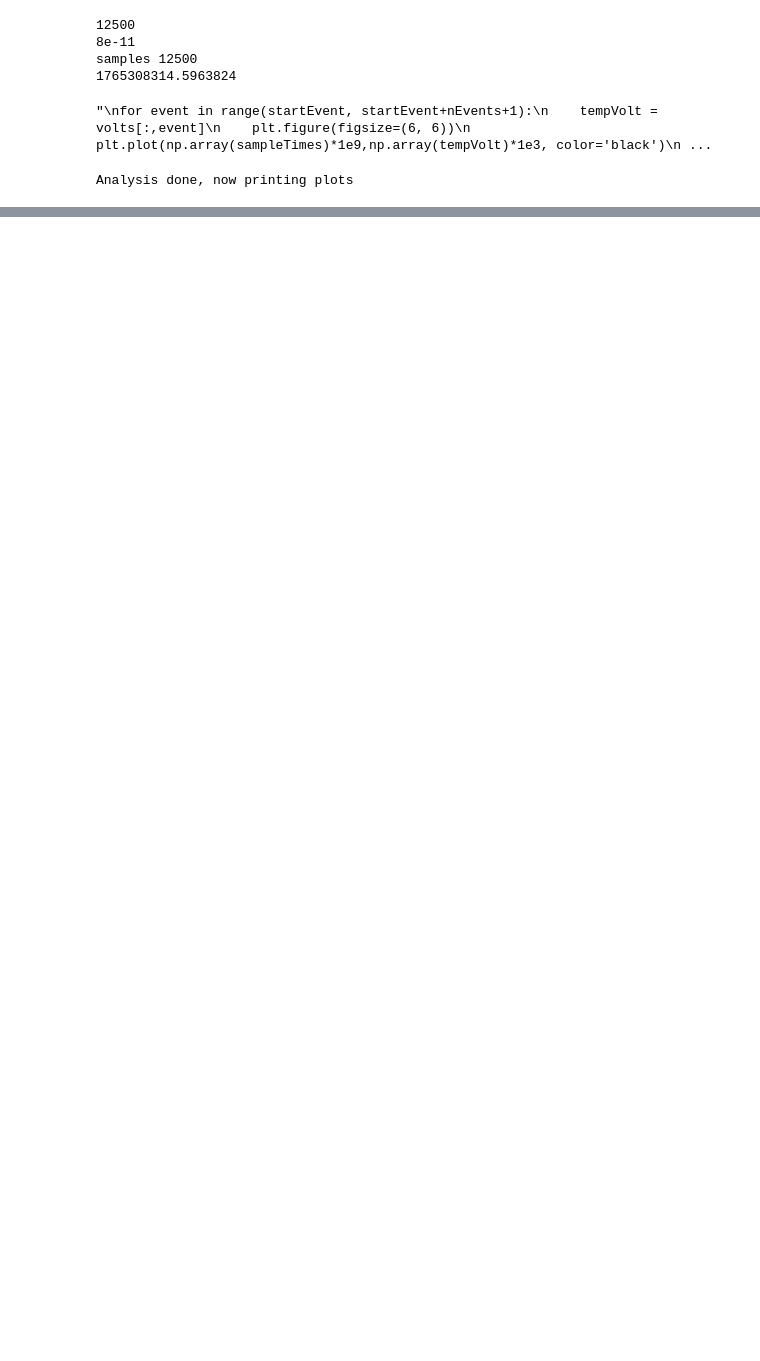
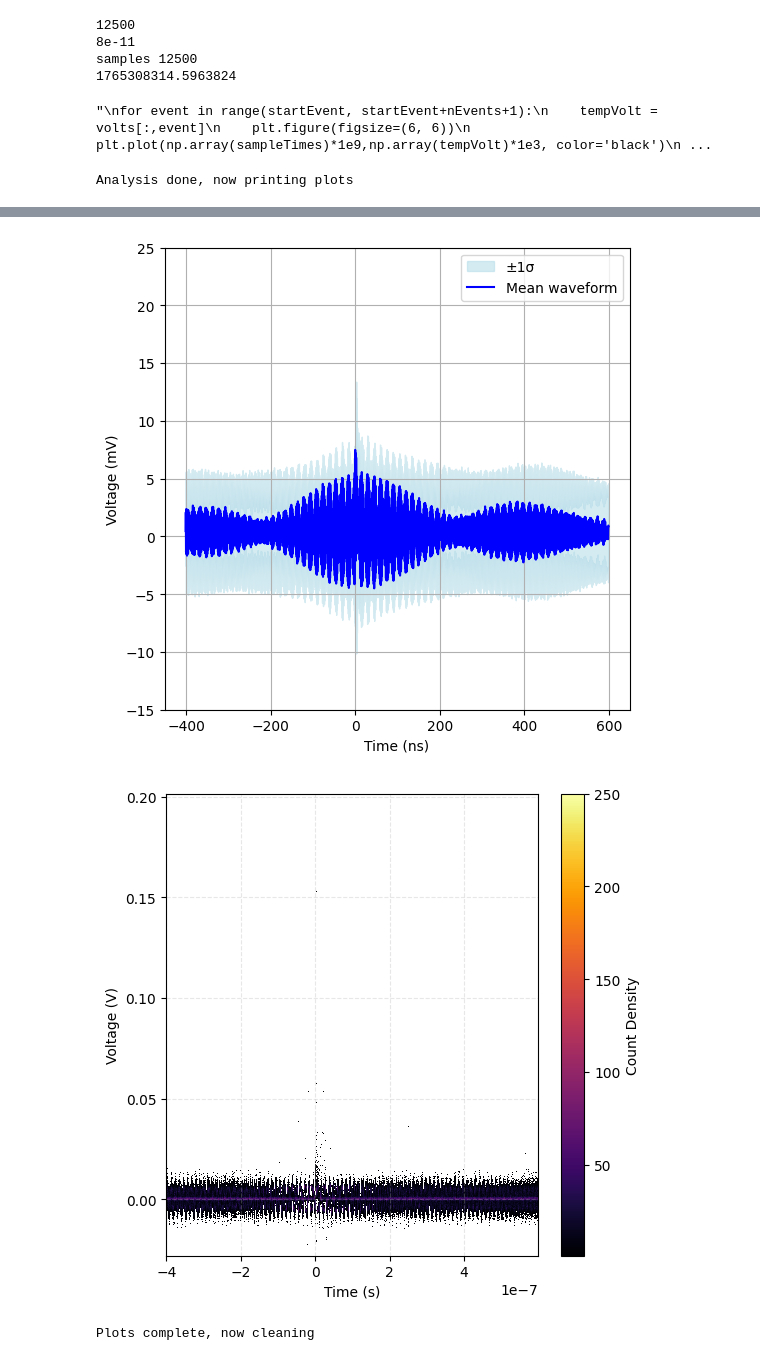
Before and after one commit to hhuckvale/DMProject, a Jupyter notebook: PMT_Characteristics/SPE/Processing_and_Clean_CH1.ipynb, the cells around one changed output, grey strips where cells are left out. Drawn from its saved outputs; the diff is of its cells as text; code cells hidden in the pictures; blank space fills up the shorter version.

```diff
--- a/PMT_Characteristics/SPE/Processing_and_Clean_CH1.ipynb
+++ b/PMT_Characteristics/SPE/Processing_and_Clean_CH1.ipynb
@@ -776,3 +719,65 @@ Converged after 2 iterations.
+# %%
+""" Creating Average Waveform from all the data """
+
+def average_waveform(tempVolts):
+    numEvents = len(tempVolts)
+    numSamples = len(tempVolts[0])
+    mean_waveform = []
+    std_waveform = []
+
+    for i in range(numSamples): # loop over each time point in the waveform
+        sample_values = [tempVolts[event][i] for event in range(numEvents)]  # creates a list of voltages at the same time point across all events
+        mean_waveform.append(np.mean(sample_values))
+        std_waveform.append(np.std(sample_values))
+    return np.array(mean_waveform), np.array(std_waveform)
+
+mean_waveform, std_waveform = average_waveform(tempVolts)
+
+plt.figure(figsize=(6, 6))
+plt.fill_between(np.array(sampleTimes)*1e9,
+                 (mean_waveform - std_waveform)*1e3,
+                 (mean_waveform + std_waveform)*1e3,
+                 color='lightblue', alpha=0.5, label='±1σ')
+
+plt.plot(np.array(sampleTimes)*1e9, mean_waveform*1e3, label='Mean waveform', color='blue')
+plt.xlabel('Time (ns)')
+plt.ylabel('Voltage (mV)')
+plt.ylim(-15,25)
+#plt.title('Average Waveform')
+plt.legend()
+plt.grid(True)
+plt.show()
+
+# creating heat map
+tempVolts_array = np.array(tempVolts)
+all_voltages = tempVolts_array.flatten()
+num_events = tempVolts_array.shape[0]
+all_times = np.tile(sampleTimes, num_events)
+
+voltage_range = np.max(all_voltages) - np.min(all_voltages)
+desired_bin_width = 0.0001
+num_voltage_bins = int(voltage_range / desired_bin_width)
+if num_voltage_bins < 1:
+    num_voltage_bins = 1
+
+num_time_bins = tempVolts_array.shape[1]
+
+plt.figure(figsize=(6,6))
+hist, xedges, yedges, im = plt.hist2d( all_times, all_voltages, bins=[num_time_bins, num_voltage_bins], cmap=cm.inferno, cmin=1, vmax = 250)
+cbar = plt.colorbar(im)
+
+cbar.set_label('Count Density')
+plt.xlabel('Time (s)')
+plt.ylabel('Voltage (V)')
+#plt.legend()
+plt.grid(True, linestyle='--', alpha=0.3)
+plt.show()
+
+print('Plots complete, now cleaning')
+# %% [output]
+[figure, added]
+[figure, added]
+Plots complete, now cleaning
 # %%
 """export data in a csv"""
 
```
Also changed, not shown: parts of 4 cells of this notebook.
